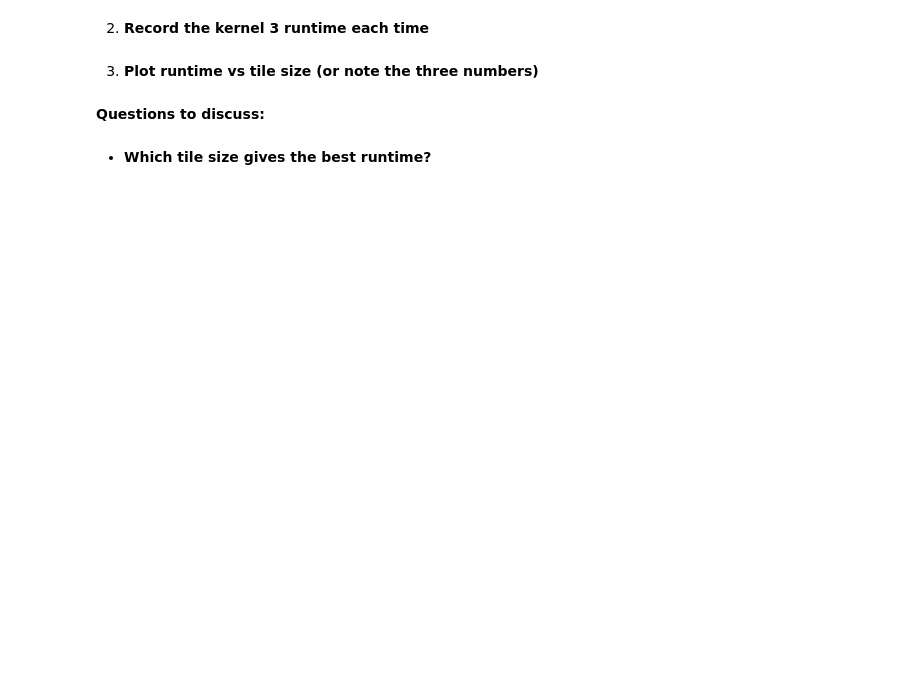
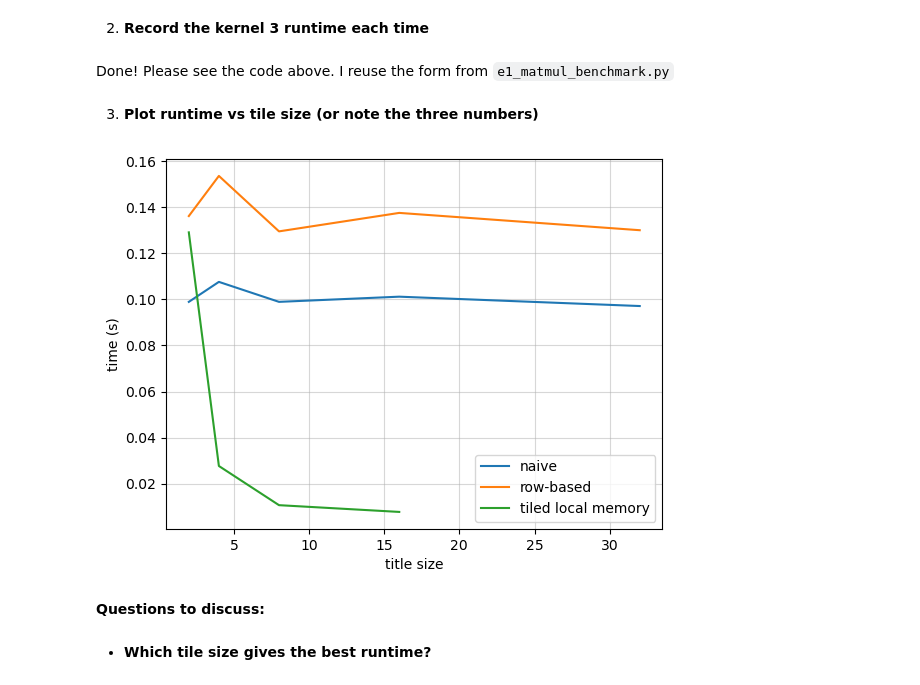
Before and after one commit to NDS8-TCP/nsc-mikkel, a Jupyter notebook: l11_exercises.ipynb, the cells around one changed output. Saved outputs shown, nothing was run; the diff lists cells and outputs as text; code cells hidden in the pictures; blank space fills up the shorter version.

Commit message:
l11: exercise 2 done

```diff
--- a/l11_exercises.ipynb
+++ b/l11_exercises.ipynb
@@ -87,0 +89,7 @@ print(f"local_mem_size: {dev.local_mem_size // 1024
+# %%
+import pyopencl as cl
+
+ctx = cl.create_some_context(interactive=False)
+dev = ctx.devices[0]
+print(f"max_work_group_size: {dev.max_work_group_size}")
+# TILE_SIZE^2 must not exceed this value
@@ -96,7 +246,45 @@ print(f"local_mem_size: {dev.local_mem_size // 1024
 # %% [markdown]
 2. **Record the kernel 3 runtime each time**
+# %% [markdown]
+Done! Please see the code above. I reuse the form from `e1_matmul_benchmark.py`
 # %% [markdown]
 3. **Plot runtime vs tile size (or note the three numbers)**
+# %%
+# AI assisted
+
+import matplotlib.pyplot as plt
+
+kernel = np.array(results["kernel"])
+tile   = np.array(results["tile"])
+time   = np.array(results["time"])
+
+# --- naive ---
+m = kernel == "naive"
+x = tile[m]
+y = time[m]
+plt.plot(x, y, label="naive")
+
+# --- row-based ---
+m = kernel == "row-based"
+x = tile[m]
+y = time[m]
+i = np.argsort(x)
+plt.plot(x, y, label="row-based")
+
+# --- tiled ---
+m = kernel == "tiled-local-memory"
+x = tile[m]
+y = time[m]
+i = np.argsort(x)
+plt.plot(x, y, label="tiled local memory")
+
+plt.xlabel("title size")
+plt.ylabel("time (s)")
+plt.grid(alpha=0.5)
+plt.legend()
+plt.show()
+# %% [output]
+[figure, added]
 # %% [markdown]
 **Questions to discuss:**
 # %% [markdown]
```
Also changed, not shown: parts of 19 cells of this notebook, 2 other files.
